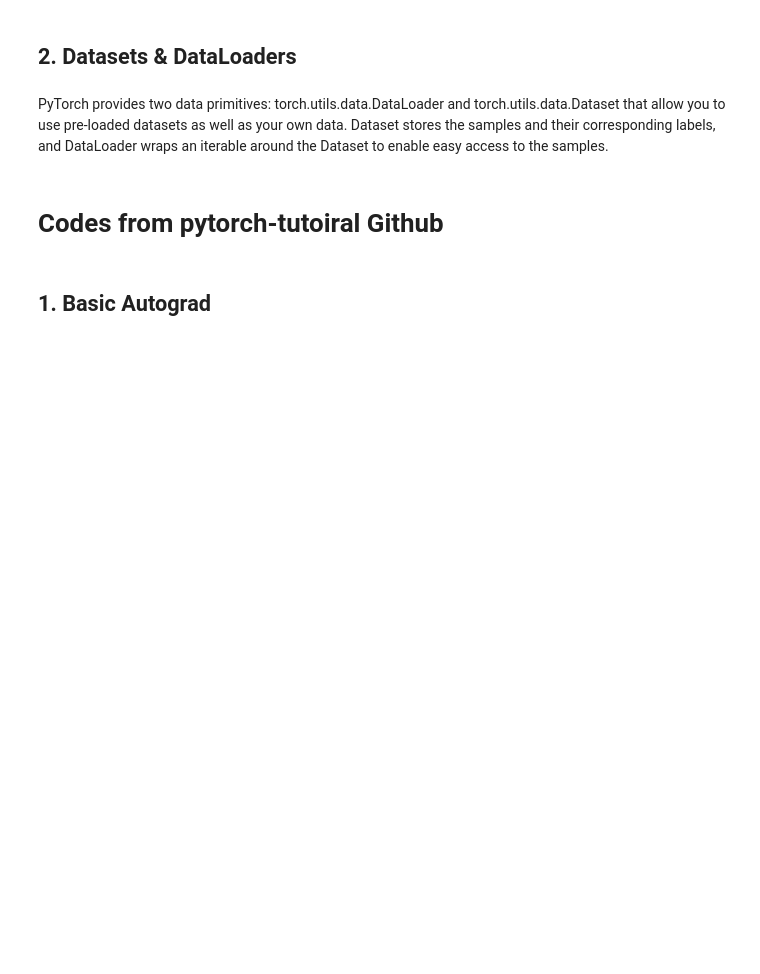
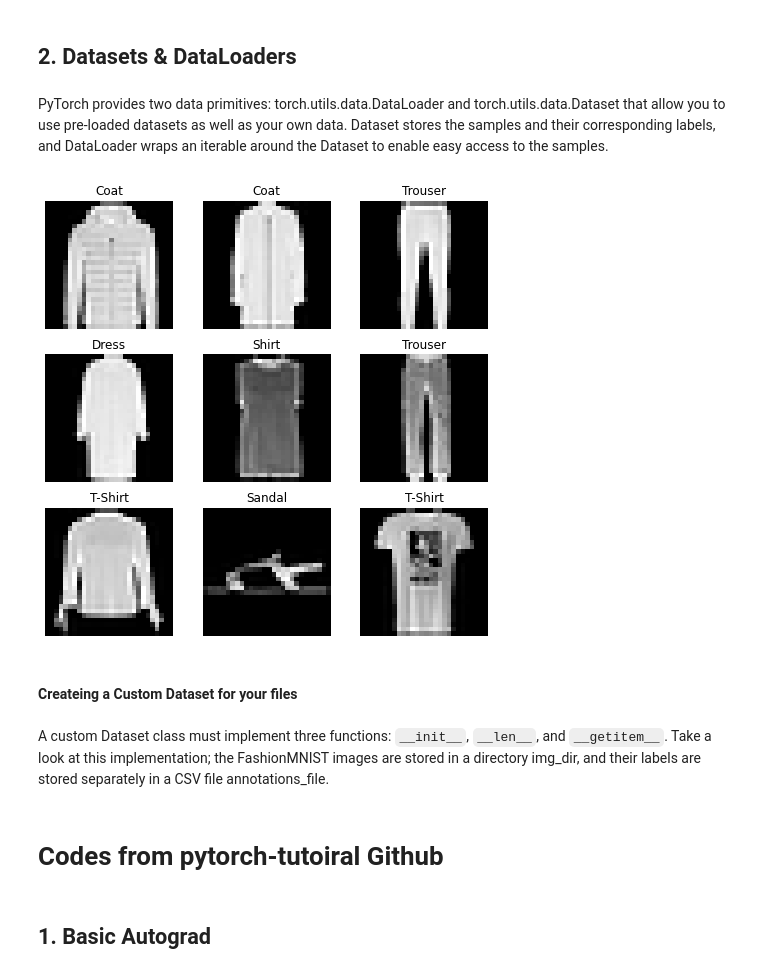
Before and after one commit to yangxin1022/MyLearningNote, a Jupyter notebook: pytorch-tutorial/Basic.ipynb, the cells around one changed output. Drawn from its saved outputs; the diff is of its cells as text; code cells hidden in the pictures; blank space fills up the shorter version.

```diff
--- a/pytorch-tutorial/Basic.ipynb
+++ b/pytorch-tutorial/Basic.ipynb
@@ -209,0 +231,30 @@ n: [2. 2. 2. 2. 2.]
+# %%
+# Iterating and visualizing the dataset
+labels_map = {
+    0: "T-Shirt",
+    1: "Trouser",
+    2: "Pullover",
+    3: "Dress",
+    4: "Coat",
+    5: "Sandal",
+    6: "Shirt",
+    7: "Sneaker",
+    8: "Bag",
+    9: "Ankle Boot"
+}
+figure = plt.figure(figsize=(8, 8))
+cols, rows = 3, 3
+for i in range(1, cols*rows + 1):
+    sample_idx = torch.randint(len(training_data), size=(1,)).item()
+    img, label = training_data[sample_idx]
+    figure.add_subplot(rows, cols, i)
+    plt.title(labels_map[label])
+    plt.axis("off")
+    plt.imshow(img.squeeze(), cmap="gray")
+plt.show()
+# %% [output]
+[figure, added]
+# %% [markdown]
+#### Createing a Custom Dataset for your files
+# %% [markdown]
+A custom Dataset class must implement three functions: `__init__`, `__len__`, and `__getitem__`. Take a look at this implementation; the FashionMNIST images are stored in a directory img_dir, and their labels are stored separately in a CSV file annotations_file.
```
Also changed, not shown: parts of 4 cells of this notebook, 8 other files.
